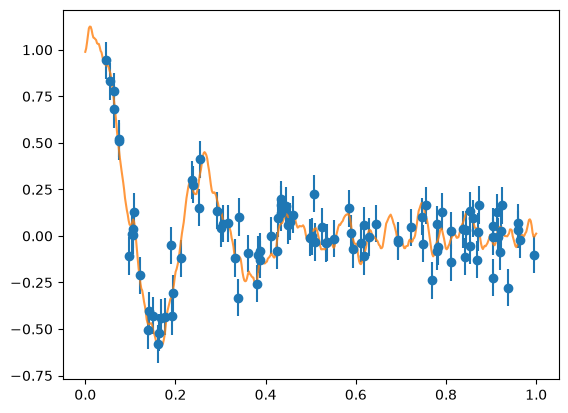
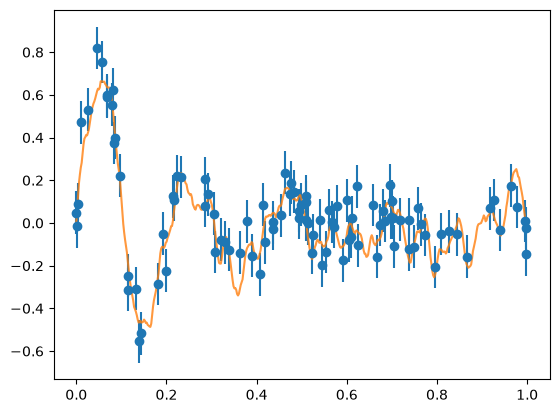
The notebook cell's code change between the first figure and the second:
--- before
+++ after
@@ -27,35 +27,25 @@
 noise = jr.normal(key, shape = len(x));
 
-# 1. Calculate exact physical distances using broadcasting (No R matrix needed!)
-# x[:, None] makes a column, x_obs[None, :] makes a row to create a full grid
-cross_dist = jnp.abs(x[:, None] - x_obs[None, :])   # Shape: (500, 100)
-obs_dist = jnp.abs(x_obs[:, None] - x_obs[None, :]) # Shape: (100, 100)
+#R = jnp.zeros((num_data, num_entries));
+observed_indices = jnp.searchsorted(x, x_obs)
+R = R.at[jnp.arange(num_data), observed_indices].set(1);
 
-# 2. Compute exact covariance matrices at the true physical locations
-K_star = matern_32(cross_dist)
-K_obs = matern_32(obs_dist)
+def response(model_values):
+    return model_values[observed_indices];
 
-# 3. Standard, physically-accurate GP Posterior Formulas
-data_space_inv = jnp.linalg.inv(K_obs + N)
+# The parameter specifying where the function is evaluated can be anything I think as long as it has length 500? (because the reponse function is totally linear)
+R = jax.jacobian(response)(x);
 
-M = K_star @ data_space_inv @ y_obs
-D = K - K_star @ data_space_inv @ K_star.T
 
-# 4. Sample
-L_D = jnp.linalg.cholesky(D)
-sample_from_posterior = L_D @ noise + M
-
-#def R_matrix_function(r, c):
-    #return jnp.where((c*num_data % num_entries < num_data) & (r == jnp.floor(c*num_data/num_entries)), 1, 0)
-#R_shape = (num_data, num_entries);
-#R = jnp.fromfunction(R_matrix_function, R_shape);
-# below are the standard formulas (these were not working)
-# D = jnp.linalg.inv( jnp.linalg.inv(K) + R.T @ jnp.linalg.inv(N) @ R);
-# M = D @ R.T @ jnp.linalg.inv(N) @ y_obs;
-# below are the Woodbury formulas
+# below are the standard formulas 
+D = jnp.linalg.inv( jnp.linalg.inv(K) + R.T @ jnp.linalg.inv(N) @ R);
+M = D @ R.T @ jnp.linalg.inv(N) @ y_obs;
+# below are the Woodbury formulas (AI told me about them in the process of debugging)
 #D = K - K @ R.T @ jnp.linalg.inv(R @ K @ R.T + N) @ R @ K;
 #M = K @ R.T @ jnp.linalg.inv(R @ K @ R.T + N) @ y_obs;
-#L_D = jnp.linalg.cholesky(D);
-#sample_from_posterior = L_D @ noise + M;
+
+
+L_D = jnp.linalg.cholesky(D);
+sample_from_posterior = L_D @ noise + M;
 
 

Commit: day 2 changes